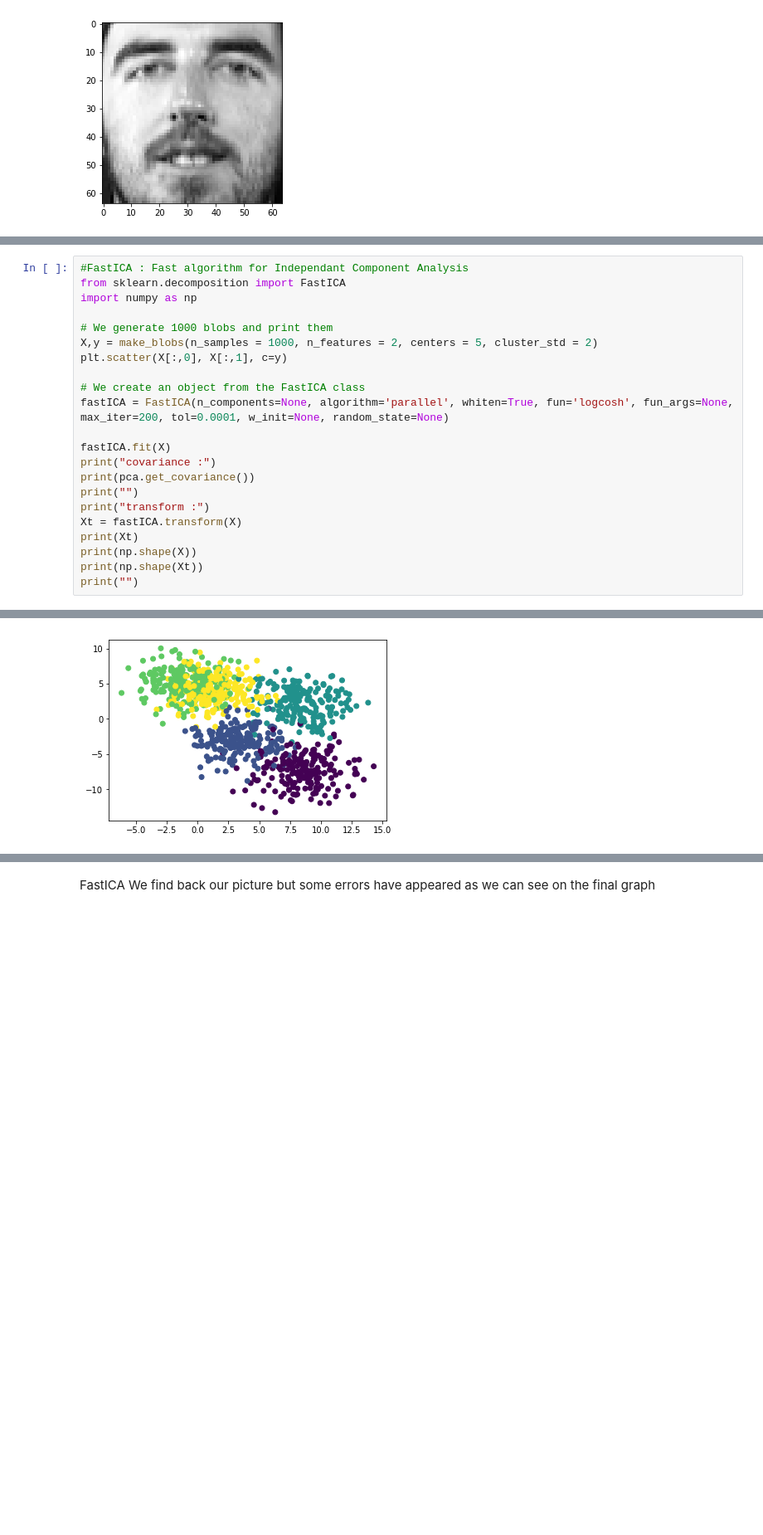
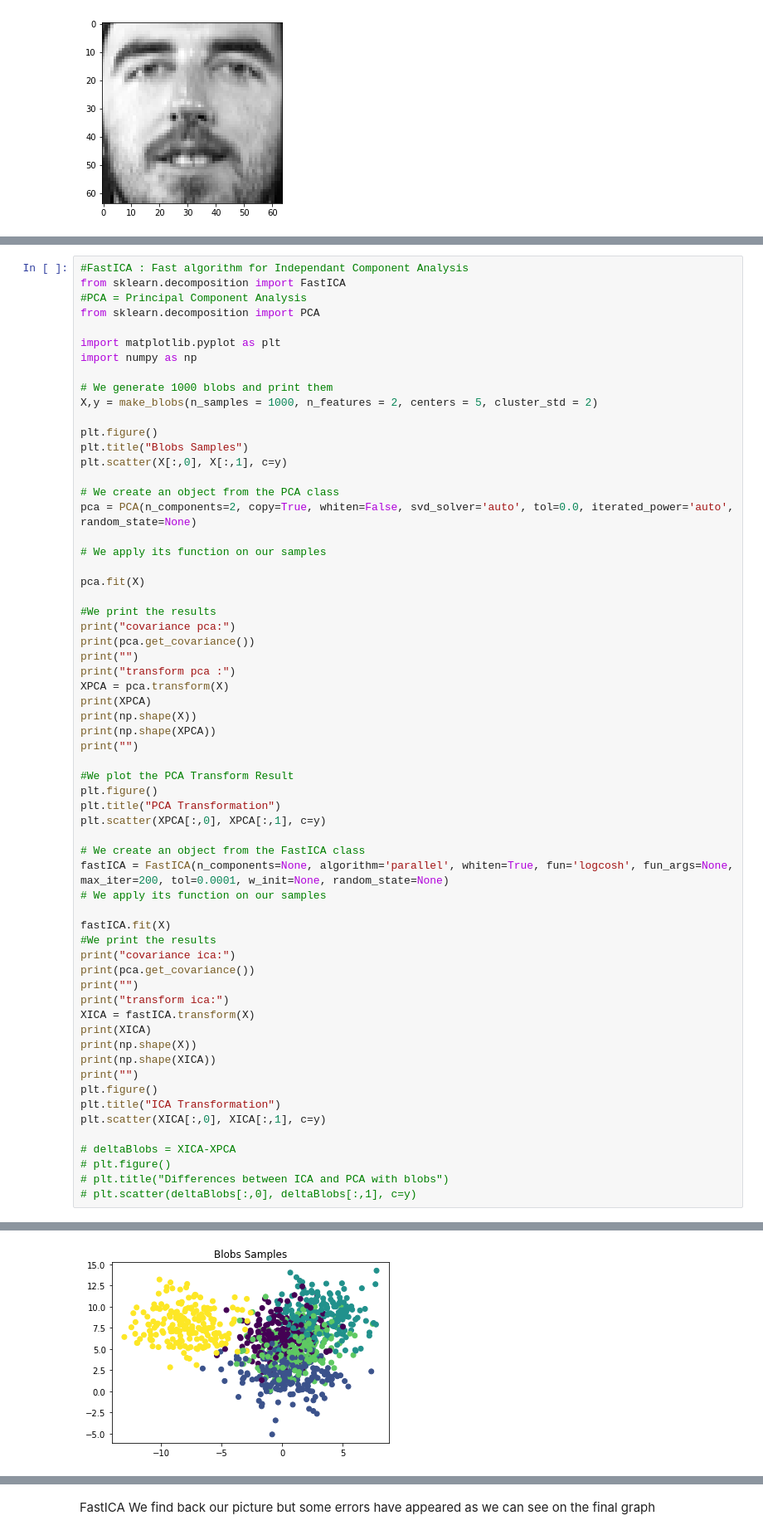
Before and after one commit to lalbarra/Cursus_Recherche, a Jupyter notebook: Notebook/SKlearn_notebook.ipynb, the cells around one changed output, grey strips where cells are left out. Shown at 83% size. Drawn from its saved outputs; the diff is of its cells as text; blank space fills up the shorter version.

```diff
--- a/Notebook/SKlearn_notebook.ipynb
+++ b/Notebook/SKlearn_notebook.ipynb
@@ -254,23 +232,63 @@ plt.scatter(Xt[:,0], Xt[:,1], c=y)
 # %%
 #FastICA : Fast algorithm for Independant Component Analysis
 from sklearn.decomposition import FastICA
+#PCA = Principal Component Analysis
+from sklearn.decomposition import PCA
+
+import matplotlib.pyplot as plt
 import numpy as np
 
 # We generate 1000 blobs and print them
 X,y = make_blobs(n_samples = 1000, n_features = 2, centers = 5, cluster_std = 2)
+
+plt.figure()
+plt.title("Blobs Samples")
 plt.scatter(X[:,0], X[:,1], c=y)
+
+# We create an object from the PCA class
+pca = PCA(n_components=2, copy=True, whiten=False, svd_solver='auto', tol=0.0, iterated_power='auto', random_state=None)
+
+# We apply its function on our samples
+
+pca.fit(X)
+
+#We print the results
+print("covariance pca:")
+print(pca.get_covariance())
+print("")
+print("transform pca :")
+XPCA = pca.transform(X)
+print(XPCA)
+print(np.shape(X))
+print(np.shape(XPCA))
+print("")
+
+#We plot the PCA Transform Result
+plt.figure()
+plt.title("PCA Transformation")
+plt.scatter(XPCA[:,0], XPCA[:,1], c=y)
 
 # We create an object from the FastICA class
 fastICA = FastICA(n_components=None, algorithm='parallel', whiten=True, fun='logcosh', fun_args=None, max_iter=200, tol=0.0001, w_init=None, random_state=None)
+# We apply its function on our samples
 
 fastICA.fit(X)
-print("covariance :")
+#We print the results
+print("covariance ica:")
 print(pca.get_covariance())
 print("")
-print("transform :")
-Xt = fastICA.transform(X)
-print(Xt)
+print("transform ica:")
+XICA = fastICA.transform(X)
+print(XICA)
 print(np.shape(X))
-print(np.shape(Xt))
+print(np.shape(XICA))
 print("")
+plt.figure()
+plt.title("ICA Transformation")
+plt.scatter(XICA[:,0], XICA[:,1], c=y)
+
+# deltaBlobs = XICA-XPCA
+# plt.figure()
+# plt.title("Differences between ICA and PCA with blobs")
+# plt.scatter(deltaBlobs[:,0], deltaBlobs[:,1], c=y)
 # %% [output]
@@ -291 +313 @@ transform :
-[figure, old version]
+[figure, new version]
```
Also changed, not shown: parts of 18 cells of this notebook.
